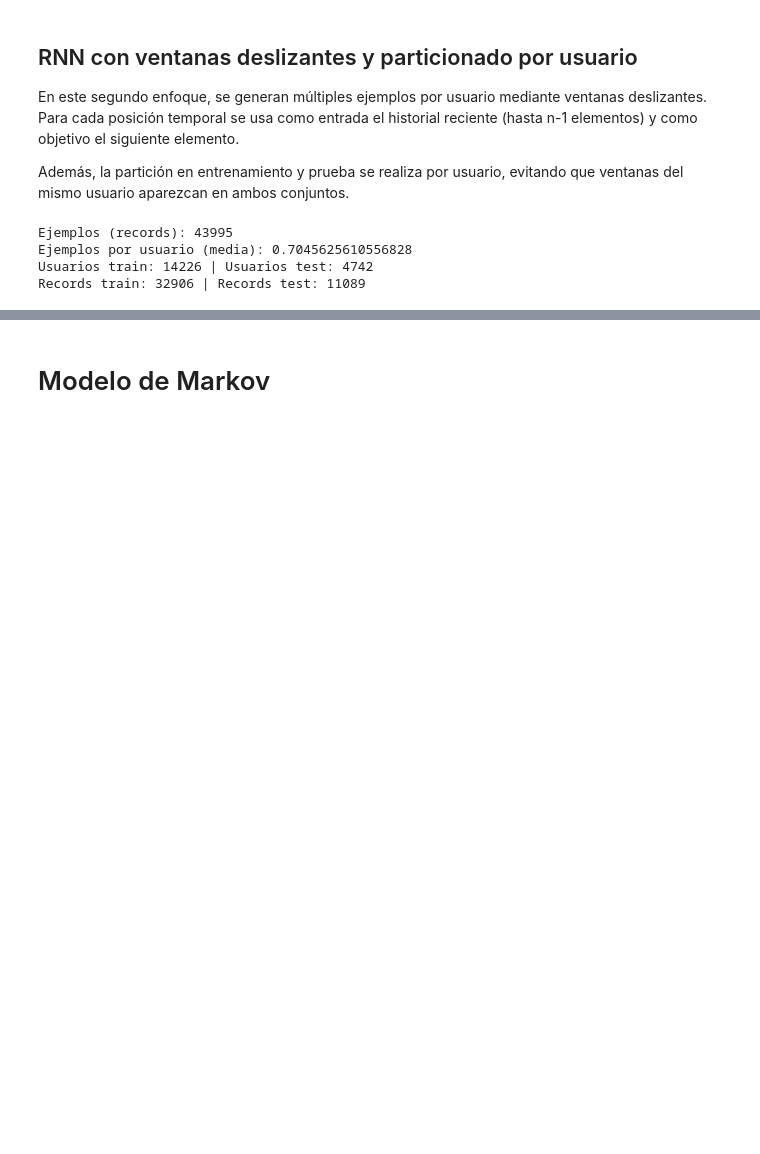
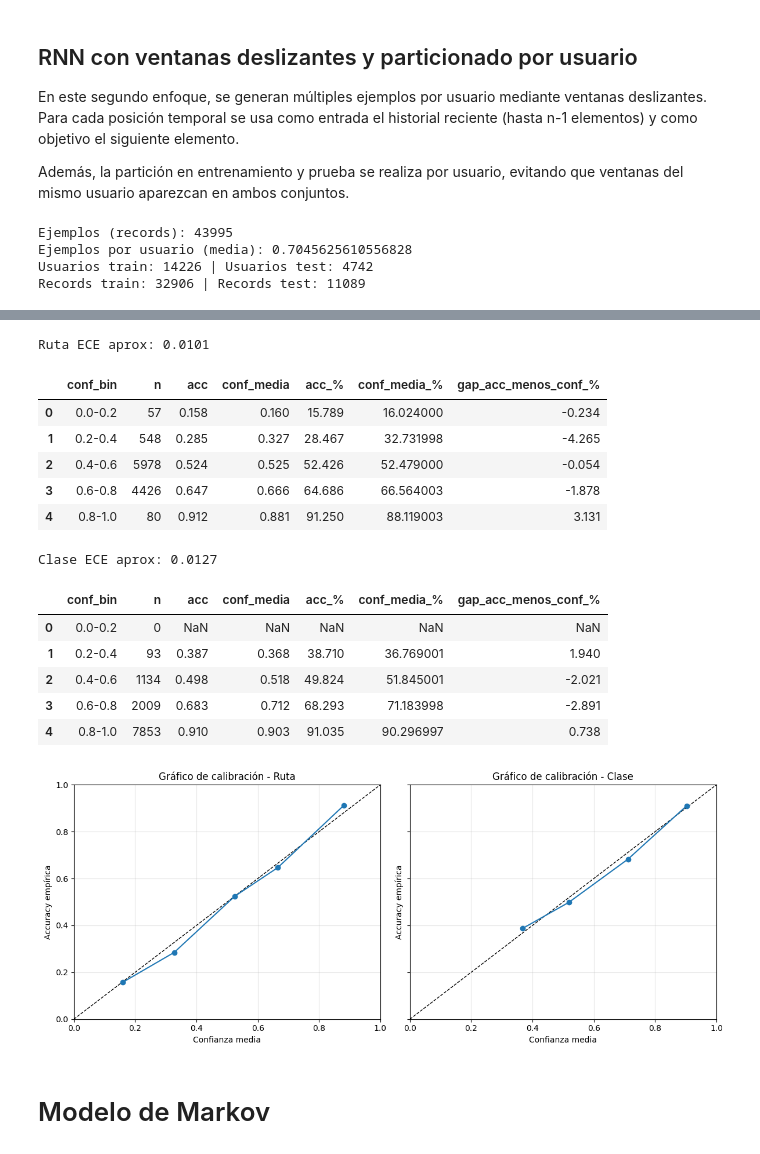
Before and after one commit to hugosanz28/Recomendador-de-billetes-en-el-sector-ferroviario-TFG, a Jupyter notebook: notebooks/02_modelos.ipynb, the cells around one changed output, grey strips where cells are left out. Cells and saved outputs as stored; diff of their text form; code cells hidden in the pictures; blank space fills up the shorter version.

```diff
--- a/notebooks/02_modelos.ipynb
+++ b/notebooks/02_modelos.ipynb
@@ -1834,3 +2476,82 @@ RNN (ventanas) Clase: Top-1: 0.8221 | Top-2: 0.9434 | Top-3: 0.9803
+# %%
+# Definimos una función local para calcular tabla de calibración + ECE (Expected Calibration Error) aproximado
+def tabla_calibracion(conf, ok):
+    conf_bins = [0.0, 0.2, 0.4, 0.6, 0.8, 1.000001]
+    conf_labels = ["0.0-0.2", "0.2-0.4", "0.4-0.6", "0.6-0.8", "0.8-1.0"]
+
+    tmp = pd.DataFrame({"conf": conf, "ok": ok})
+    tmp["conf_bin"] = pd.cut(
+        tmp["conf"],
+        bins=conf_bins,
+        labels=conf_labels,
+        include_lowest=True,
+        right=False,
+    )
+
+    out = (
+        tmp.groupby("conf_bin", observed=False, as_index=False)
+        .agg(
+            n=("ok", "size"),
+            acc=("ok", "mean"),
+            conf_media=("conf", "mean"),
+        )
+    )
+
+    out["acc_%"] = 100 * out["acc"]
+    out["conf_media_%"] = 100 * out["conf_media"]
+    out["gap_acc_menos_conf_%"] = out["acc_%"] - out["conf_media_%"]
+
+    n_total = max(len(tmp), 1)
+    ece = (np.abs(out["acc"] - out["conf_media"]) * out["n"] / n_total).sum()
+
+    return out, float(ece)
+
+# Calculamos tablas para ruta y clase
+cal_r, ece_r = tabla_calibracion(df_eval["conf_ruta_top1"].to_numpy(), df_eval["ruta_top1_ok"].to_numpy())
+cal_c, ece_c = tabla_calibracion(df_eval["conf_clase_top1"].to_numpy(), df_eval["clase_top1_ok"].to_numpy())
+
+print(f"Ruta ECE aprox: {ece_r:.4f}")
+display(cal_r.round(3))
+
+print(f"Clase ECE aprox: {ece_c:.4f}")
+display(cal_c.round(3))
+
+# Dibujamos reliability plot
+fig, axes = plt.subplots(1, 2, figsize=(12, 5), sharey=True)
+
+for ax, cal_df, title in [
+    (axes[0], cal_r, "Ruta"),
+    (axes[1], cal_c, "Clase"),
+]:
+    valid = cal_df["n"] > 0
+    ax.plot([0, 1], [0, 1], "k--", linewidth=1)
+    ax.plot(cal_df.loc[valid, "conf_media"], cal_df.loc[valid, "acc"], marker="o")
+    ax.set_title(f"Gráfico de calibración - {title}")
+    ax.set_xlabel("Confianza media")
+    ax.set_ylabel("Accuracy empírica")
+    ax.set_xlim(0, 1)
+    ax.set_ylim(0, 1)
+    ax.grid(alpha=0.3)
+
+plt.tight_layout()
+plt.savefig(FIG_DIR / "rnn_ventanas_reliability_plot.png", dpi=200, bbox_inches="tight")
+plt.show()
+# %% [output]
+Ruta ECE aprox: 0.0101
+|  | conf_bin | n | acc | conf_media | acc_% | conf_media_% | gap_acc_menos_conf_% |
+| 0 | 0.0-0.2 | 57 | 0.158 | 0.160 | 15.789 | 16.024000 | -0.234 |
+| 1 | 0.2-0.4 | 548 | 0.285 | 0.327 | 28.467 | 32.731998 | -4.265 |
+| 2 | 0.4-0.6 | 5978 | 0.524 | 0.525 | 52.426 | 52.479000 | -0.054 |
+| 3 | 0.6-0.8 | 4426 | 0.647 | 0.666 | 64.686 | 66.564003 | -1.878 |
+| 4 | 0.8-1.0 | 80 | 0.912 | 0.881 | 91.250 | 88.119003 | 3.131 |
+Clase ECE aprox: 0.0127
+|  | conf_bin | n | acc | conf_media | acc_% | conf_media_% | gap_acc_menos_conf_% |
+| 0 | 0.0-0.2 | 0 | NaN | NaN | NaN | NaN | NaN |
+| 1 | 0.2-0.4 | 93 | 0.387 | 0.368 | 38.710 | 36.769001 | 1.940 |
+| 2 | 0.4-0.6 | 1134 | 0.498 | 0.518 | 49.824 | 51.845001 | -2.021 |
+| 3 | 0.6-0.8 | 2009 | 0.683 | 0.712 | 68.293 | 71.183998 | -2.891 |
+| 4 | 0.8-1.0 | 7853 | 0.910 | 0.903 | 91.035 | 90.296997 | 0.738 |
+[figure, added]
 # %% [markdown]
 # Modelo de Markov
 # %% [markdown]
```
Also changed, not shown: parts of 13 cells of this notebook.
